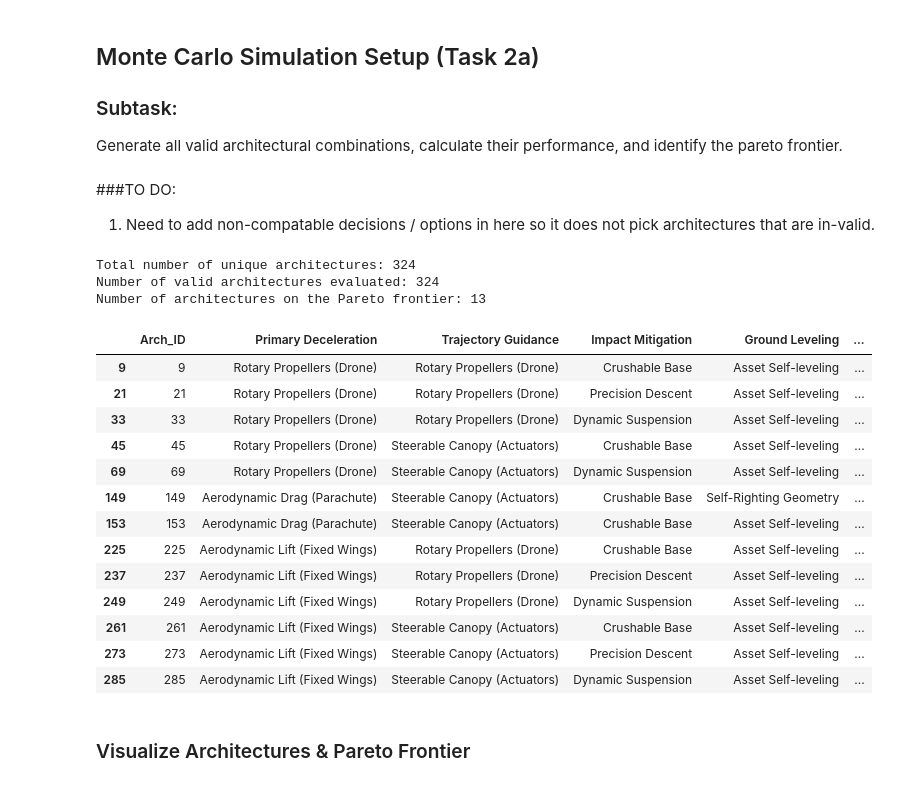
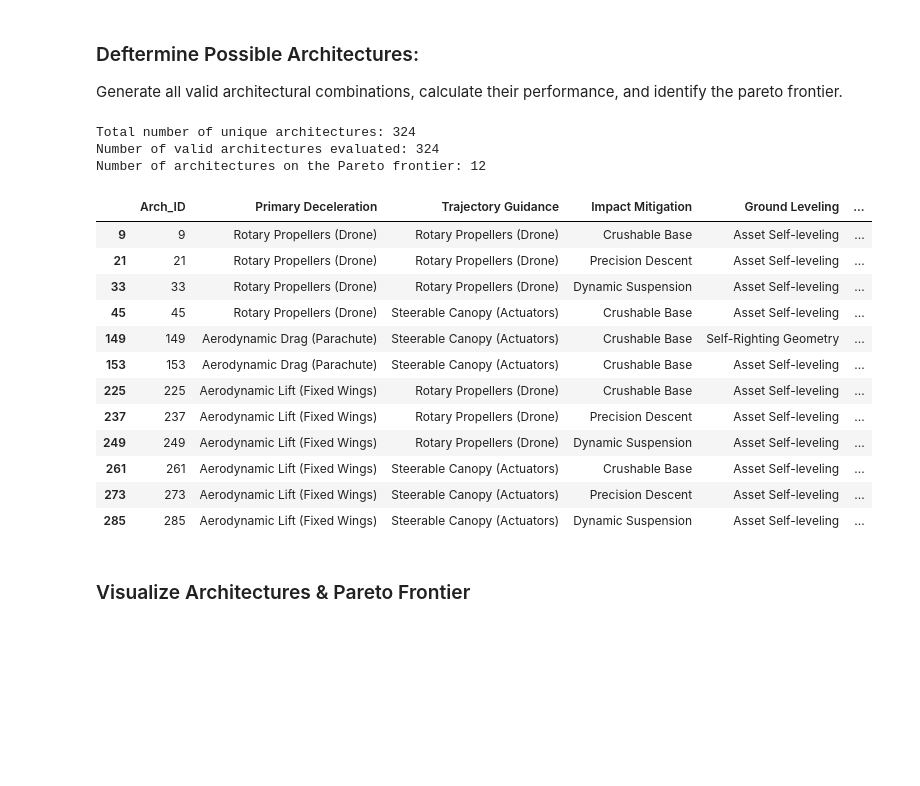
Before and after one commit to froe0466/Microprocessors-2-Project, a Jupyter notebook: OS14.ipynb, the cells around one changed output. Drawn from its saved outputs; the diff is of its cells as text; code cells hidden in the pictures; blank space fills up the shorter version.

```diff
--- a/OS14.ipynb
+++ b/OS14.ipynb
@@ -70,11 +97,6 @@ Unique PDF Types: ['Log-Normal' 'Triangular' 'Normal' 'Uniform']
 # %% [markdown]
-## Monte Carlo Simulation Setup (Task 2a)
-
-### Subtask:
+### Deftermine Possible Architectures:
 Generate all valid architectural combinations, calculate their performance, and identify the pareto frontier.
-# %% [markdown]
-###TO DO:
-1. Need to add non-compatable decisions / options in here so it does not pick architectures that are in-valid.
 # %%
 import numpy as np
 import pandas as pd
@@ -173,14 +197,9 @@ for i, combo in enumerate(combinations):
             val = cost_df.loc[(decision, option), 'Mean']
             if isinstance(val, pd.Series): val = val.iloc[0]
 
-            # If the Mean cell is blank in the CSV, fall back to the 'Base' column
+            # Strict check: If Mean is missing, fail loudly
             if pd.isna(val):
-                val = cost_df.loc[(decision, option), 'Base']
-                if isinstance(val, pd.Series): val = val.iloc[0]
-
-            # If both are somehow missing, flag as invalid
-            if pd.isna(val):
-                is_valid = False
+                raise ValueError(f"Spreadsheet Error: Missing 'Mean' for option '{option}' under decision '{decision}' (Metric: Cost).")
             else:
                 total_cost += val
         except KeyError:
@@ -191,13 +210,9 @@ for i, combo in enumerate(combinations):
             val = ltc_df.loc[(decision, option), 'Mean']
             if isinstance(val, pd.Series): val = val.iloc[0]
 
-            # If the Mean cell is blank in the CSV, fall back to the 'Base' column
+            # Strict check: If Mean is missing, fail loudly
             if pd.isna(val):
-                val = ltc_df.loc[(decision, option), 'Base']
-                if isinstance(val, pd.Series): val = val.iloc[0]
-
-            if pd.isna(val):
-                is_valid = False
+                raise ValueError(f"Spreadsheet Error: Missing 'Mean' for option '{option}' under decision '{decision}' (Metric: LTC).")
             else:
                 total_ltc += val
         except KeyError:
@@ -210,52 +225,51 @@ for i, combo in enumerate(combinations):
 df_architectures = pd.DataFrame(arch_data)
 
 
-# --- Normalize Valid Data ---
-valid_mask = df_architectures['Total_Cost'].notna() & df_architectures['Total_LTC'].notna()
+# # --- Normalize Valid Data ---
+# valid_mask = df_architectures['Total_Cost'].notna() & df_architectures['Total_LTC'].notna()
 
-if valid_mask.any():
-    min_cost = df_architectures.loc[valid_mask, 'Total_Cost'].min()
-    max_cost = df_architectures.loc[valid_mask, 'Total_Cost'].max()
+# if valid_mask.any():
+#     min_cost = df_architectures.loc[valid_mask, 'Total_Cost'].min()
+#     max_cost = df_architectures.loc[valid_mask, 'Total_Cost'].max()
 
-    min_ltc = df_architectures.loc[valid_mask, 'Total_LTC'].min()
-    max_ltc = df_architectures.loc[valid_mask, 'Total_LTC'].max()
+#     min_ltc = df_architectures.loc[valid_mask, 'Total_LTC'].min()
+#     max_ltc = df_architectures.loc[valid_mask, 'Total_LTC'].max()
 
-    # Normalize Total_Cost to a 0-10 range
-    if max_cost > min_cost:
-        df_architectures.loc[valid_mask, 'Total_Cost'] = (
-            (df_architectures.loc[valid_mask, 'Total_Cost'] - min_cost) / (max_cost - min_cost) * 10.0
-        )
+#     # Normalize Total_Cost to a 0-10 range
+#     if max_cost > min_cost:
+#         df_architectures.loc[valid_mask, 'Total_Cost'] = (
+#             (df_architectures.loc[valid_mask, 'Total_Cost'] - min_cost) / (max_cost - min_cost) * 10.0
+#         )
 
-    # Normalize Total_LTC to a 0-6 range
-    if max_ltc > min_ltc:
-        df_architectures.loc[valid_mask, 'Total_LTC'] = (
-            (df_architectures.loc[valid_mask, 'Total_LTC'] - min_ltc) / (max_ltc - min_ltc) * 6.0
-        )
+#     # Normalize Total_LTC to a 0-6 range
+#     if max_ltc > min_ltc:
+#         df_architectures.loc[valid_mask, 'Total_LTC'] = (
+#             (df_architectures.loc[valid_mask, 'Total_LTC'] - min_ltc) / (max_ltc - min_ltc) * 6.0
+#         )
 
 
 # 4. Identify the Pareto Frontier
 df_valid = df_architectures.dropna(subset=['Total_LTC', 'Total_Cost']).copy()
 
 # Find the Pareto frontier on the valid data
 front = pareto_frontier(df_valid, ['Total_LTC','Total_Cost'], maximize=[True, False])
 
 # Update df_architectures
 pareto_arch_ids = set(front['Arch_ID'].values)
 df_architectures['is_pareto'] = df_architectures['Arch_ID'].isin(pareto_arch_ids)
 
 print(f"Number of valid architectures evaluated: {len(df_valid)}")
 print(f"Number of architectures on the Pareto frontier: {len(front)}")
 display(front)
 # %% [output]
 Total number of unique architectures: 324
 Number of valid architectures evaluated: 324
-Number of architectures on the Pareto frontier: 13
+Number of architectures on the Pareto frontier: 12
 |  | Arch_ID | Primary Deceleration | Trajectory Guidance | Impact Mitigation | Ground Leveling | ... |
 | 9 | 9 | Rotary Propellers (Drone) | Rotary Propellers (Drone) | Crushable Base | Asset Self-leveling | ... |
 | 21 | 21 | Rotary Propellers (Drone) | Rotary Propellers (Drone) | Precision Descent | Asset Self-leveling | ... |
 | 33 | 33 | Rotary Propellers (Drone) | Rotary Propellers (Drone) | Dynamic Suspension | Asset Self-leveling | ... |
 | 45 | 45 | Rotary Propellers (Drone) | Steerable Canopy (Actuators) | Crushable Base | Asset Self-leveling | ... |
-| 69 | 69 | Rotary Propellers (Drone) | Steerable Canopy (Actuators) | Dynamic Suspension | Asset Self-leveling | ... |
 | 149 | 149 | Aerodynamic Drag (Parachute) | Steerable Canopy (Actuators) | Crushable Base | Self-Righting Geometry | ... |
 | 153 | 153 | Aerodynamic Drag (Parachute) | Steerable Canopy (Actuators) | Crushable Base | Asset Self-leveling | ... |
 | 225 | 225 | Aerodynamic Lift (Fixed Wings) | Rotary Propellers (Drone) | Crushable Base | Asset Self-leveling | ... |
```
Also changed, not shown: parts of 33 cells of this notebook.
